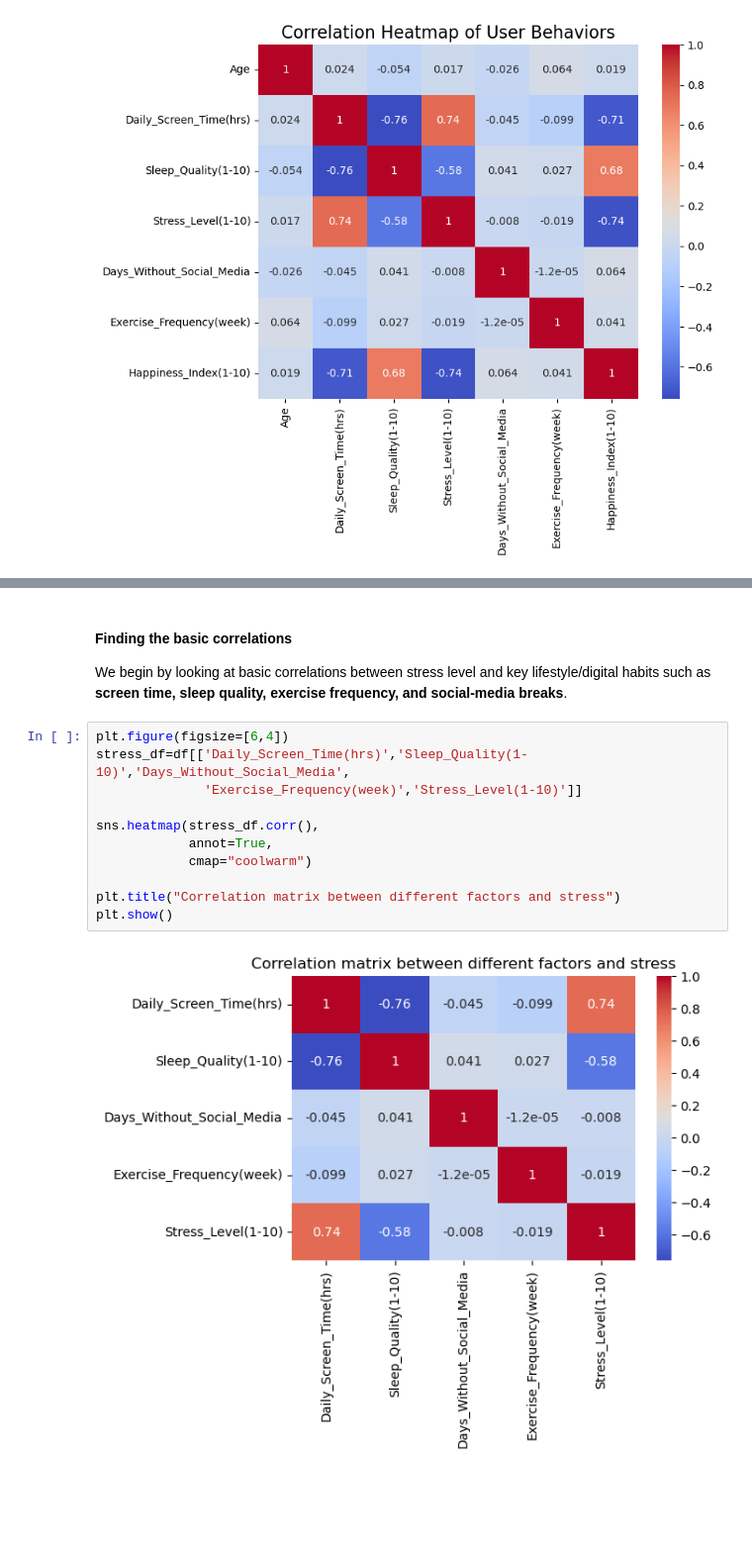
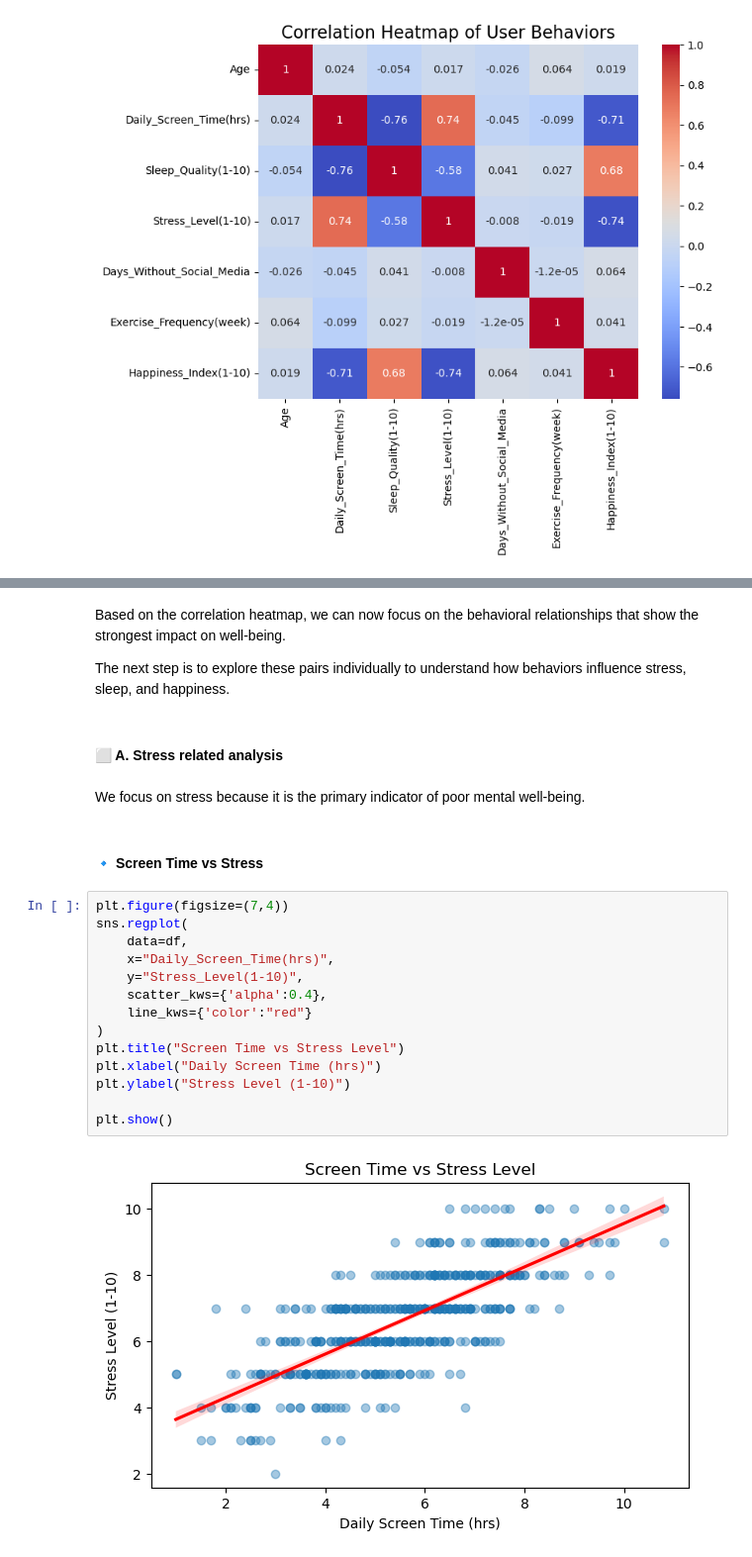
Before and after one commit to zaraaxdata/digital-wellbeing-user-analysis, a Jupyter notebook: user_behaviour_analysis.ipynb, the cells around one changed output, grey strips where cells are left out. Shown: that part at 99% size. Saved outputs shown, nothing was run; the diff lists cells and outputs as text; blank space fills up the shorter version.

```diff
--- a/user_behaviour_analysis.ipynb
+++ b/user_behaviour_analysis.ipynb
@@ -320,17 +327,27 @@ plt.show()
+# %% [markdown]
+Based on the correlation heatmap, we can now focus on the behavioral relationships that show the strongest impact on well-being.
+
+The next step is to explore these pairs individually to understand how behaviors influence stress, sleep, and happiness.
+# %% [markdown]
+#### ⬜ A. Stress related analysis
+# %% [markdown]
+We focus on stress because it is the primary indicator of poor mental well-being.
 # %% [markdown]
-#### Finding the basic correlations
-We begin by looking at basic correlations between stress level and key lifestyle/digital habits such as **screen time, sleep quality, exercise frequency, and social-media breaks**.
+#### 🔹 Screen Time vs Stress
 # %%
-plt.figure(figsize=[6,4])
-stress_df=df[['Daily_Screen_Time(hrs)','Sleep_Quality(1-10)','Days_Without_Social_Media',
-              'Exercise_Frequency(week)','Stress_Level(1-10)']]
+plt.figure(figsize=(7,4))
+sns.regplot(
+    data=df,
+    x="Daily_Screen_Time(hrs)",
+    y="Stress_Level(1-10)",
+    scatter_kws={'alpha':0.4},
+    line_kws={'color':"red"}
+)
+plt.title("Screen Time vs Stress Level")
+plt.xlabel("Daily Screen Time (hrs)")
+plt.ylabel("Stress Level (1-10)")
 
-sns.heatmap(stress_df.corr(),
-            annot=True,
-            cmap="coolwarm")
-
-plt.title("Correlation matrix between different factors and stress")
 plt.show()
 # %% [output]
-[figure, old version]
+[figure, new version]
 # %% [markdown]
```
Also changed, not shown: parts of 99 cells of this notebook.
